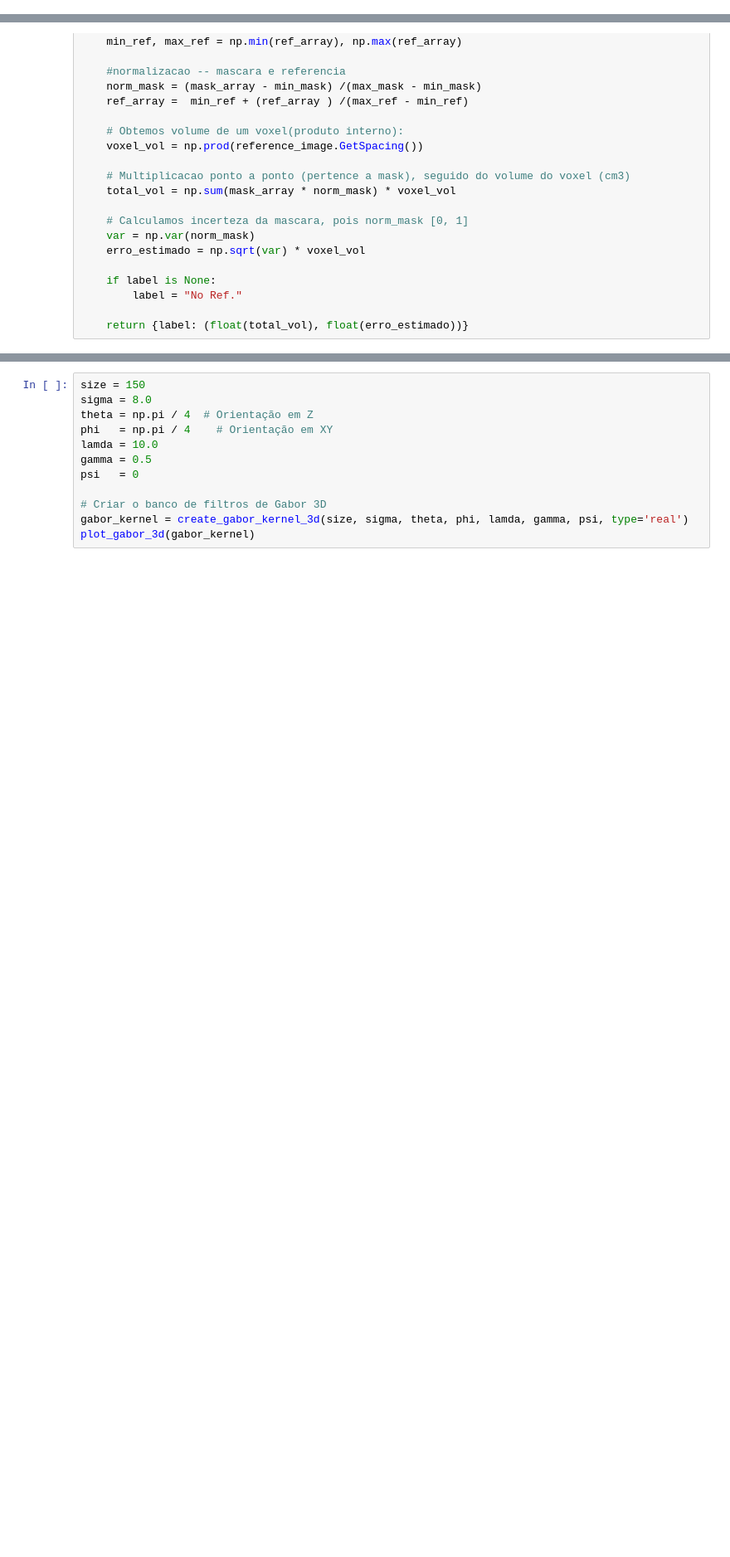
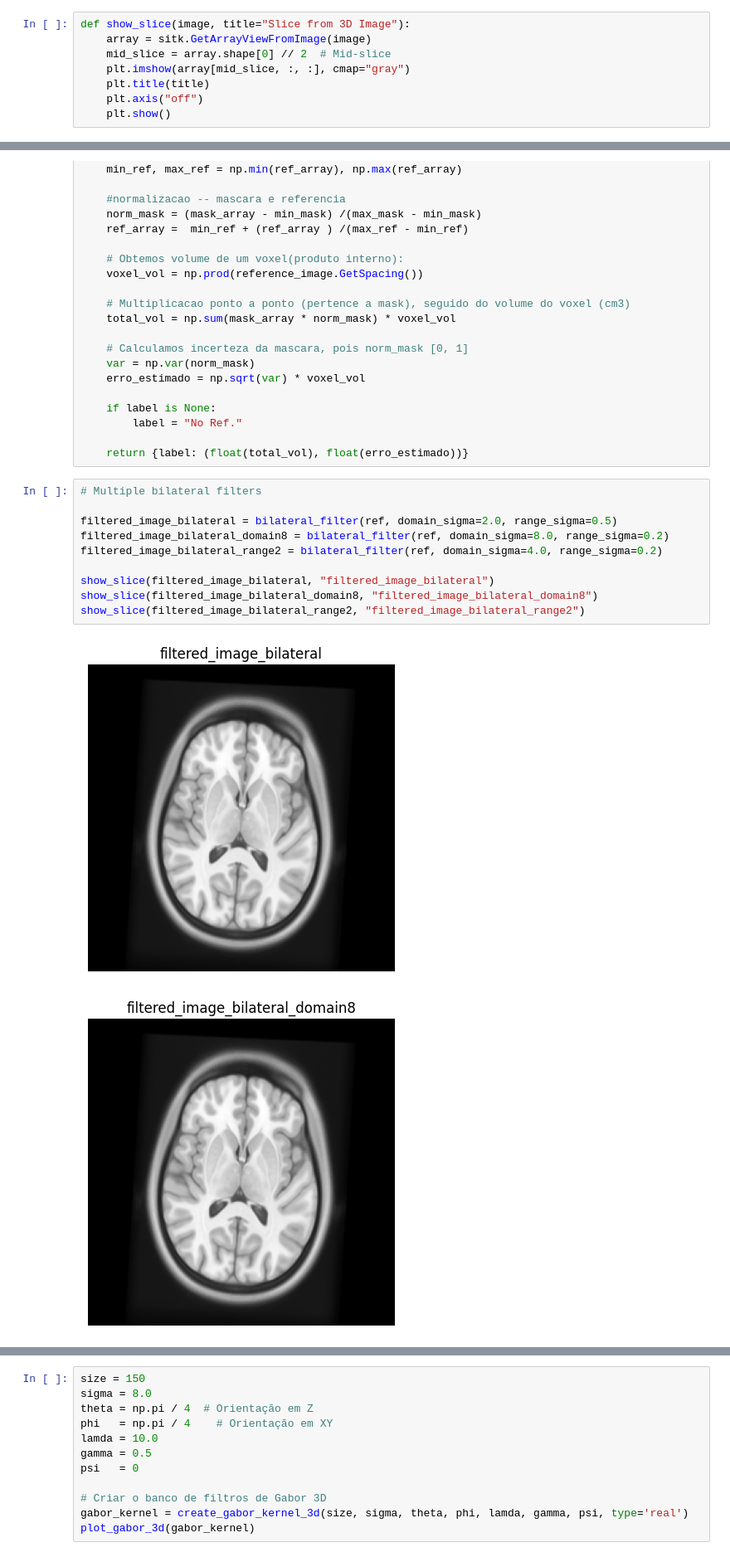
Before and after one commit to MBGustav/pdi3d-notes, a Jupyter notebook: Trabalho/Atividade-1.ipynb, the cells around one changed output, grey strips where cells are left out. Shown at 83% size. Saved outputs shown, nothing was run; the diff lists cells and outputs as text; blank space fills up the shorter version.

Commit message:
add filters

```diff
--- a/Trabalho/Atividade-1.ipynb
+++ b/Trabalho/Atividade-1.ipynb
@@ -79,3 +82,11 @@ Spacing(between voxels): (1.0, 1.0, 1.0)
 Width, Height and Depth: 256 x 256 x 256
 Dimension:               3
 ----------------------------
+# %%
+def show_slice(image, title="Slice from 3D Image"):
+    array = sitk.GetArrayViewFromImage(image)
+    mid_slice = array.shape[0] // 2  # Mid-slice
+    plt.imshow(array[mid_slice, :, :], cmap="gray")
+    plt.title(title)
+    plt.axis("off")
+    plt.show()
@@ -202,3 +275,16 @@ def volume_by_masking(reference_image, mask_img, label=None):
         label = "No Ref."
 
     return {label: (float(total_vol), float(erro_estimado))}
+# %%
+# Multiple bilateral filters
+
+filtered_image_bilateral = bilateral_filter(ref, domain_sigma=2.0, range_sigma=0.5)
+filtered_image_bilateral_domain8 = bilateral_filter(ref, domain_sigma=8.0, range_sigma=0.2)
+filtered_image_bilateral_range2 = bilateral_filter(ref, domain_sigma=4.0, range_sigma=0.2)
+
+show_slice(filtered_image_bilateral, "filtered_image_bilateral")
+show_slice(filtered_image_bilateral_domain8, "filtered_image_bilateral_domain8")
+show_slice(filtered_image_bilateral_range2, "filtered_image_bilateral_range2")
+# %% [output]
+[figure, added]
+[figure, added]
```
Also changed, not shown: parts of 11 cells of this notebook, 15 other files.
